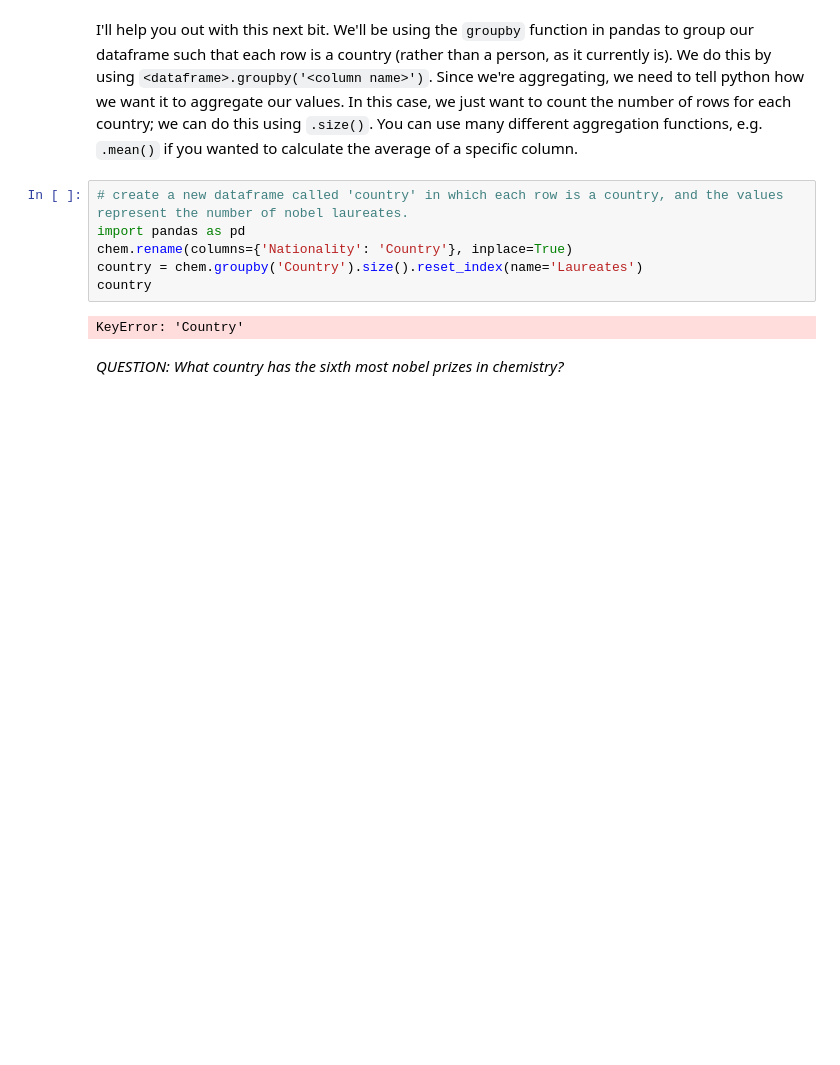
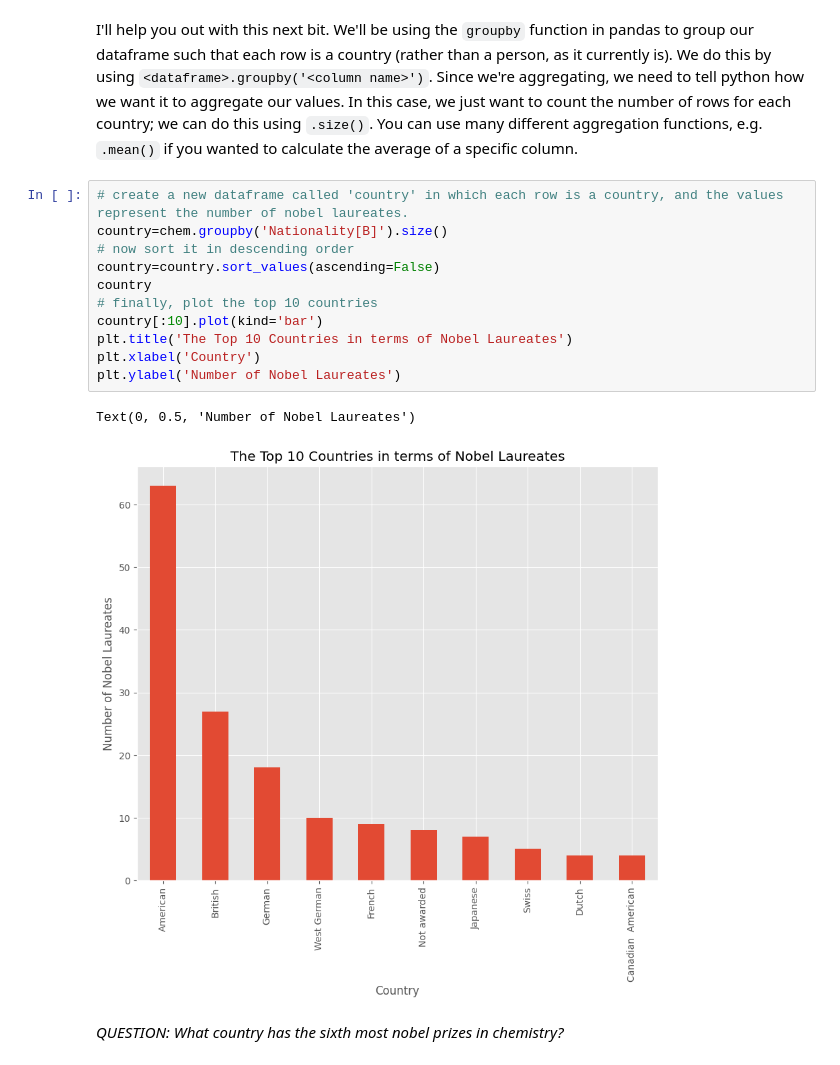
Before and after one commit to Trisken221/QM2, a Jupyter notebook: notebooks/W02. Pandas.ipynb, the cells around one changed output. Drawn from its saved outputs; the diff is of its cells as text; blank space fills up the shorter version.

```diff
--- a/notebooks/W02. Pandas.ipynb
+++ b/notebooks/W02. Pandas.ipynb
@@ -551,11 +440,17 @@ chem
 I'll help you out with this next bit. We'll be using the `groupby` function in pandas to group our dataframe such that each row is a country (rather than a person, as it currently is). We do this by using `<dataframe>.groupby('<column name>')`. Since we're aggregating, we need to tell python how we want it to aggregate our values. In this case, we just want to count the number of rows for each country; we can do this using `.size()`. You can use many different aggregation functions, e.g. `.mean()` if you wanted to calculate the average of a specific column.
 # %%
 # create a new dataframe called 'country' in which each row is a country, and the values represent the number of nobel laureates.
-import pandas as pd
-chem.rename(columns={'Nationality': 'Country'}, inplace=True)
-country = chem.groupby('Country').size().reset_index(name='Laureates')
+country=chem.groupby('Nationality[B]').size()
+# now sort it in descending order
+country=country.sort_values(ascending=False)
 country
+# finally, plot the top 10 countries
+country[:10].plot(kind='bar')
+plt.title('The Top 10 Countries in terms of Nobel Laureates')
+plt.xlabel('Country')
+plt.ylabel('Number of Nobel Laureates')
 # %% [output]
-KeyError: 'Country'
+Text(0, 0.5, 'Number of Nobel Laureates')
+[figure, added]
 # %% [markdown]
 *QUESTION: What country has the sixth most nobel prizes in chemistry?*
```
Also changed, not shown: parts of 12 cells of this notebook.
